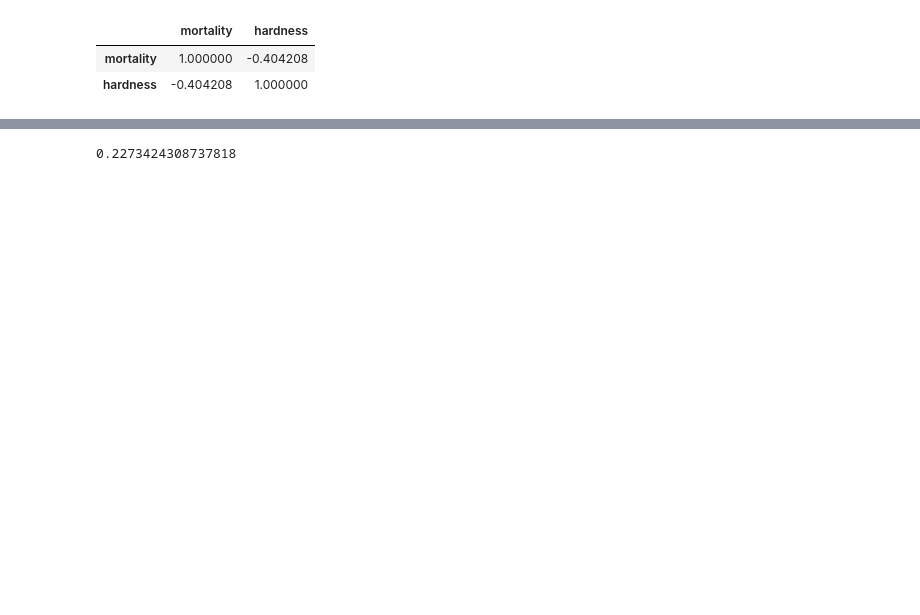
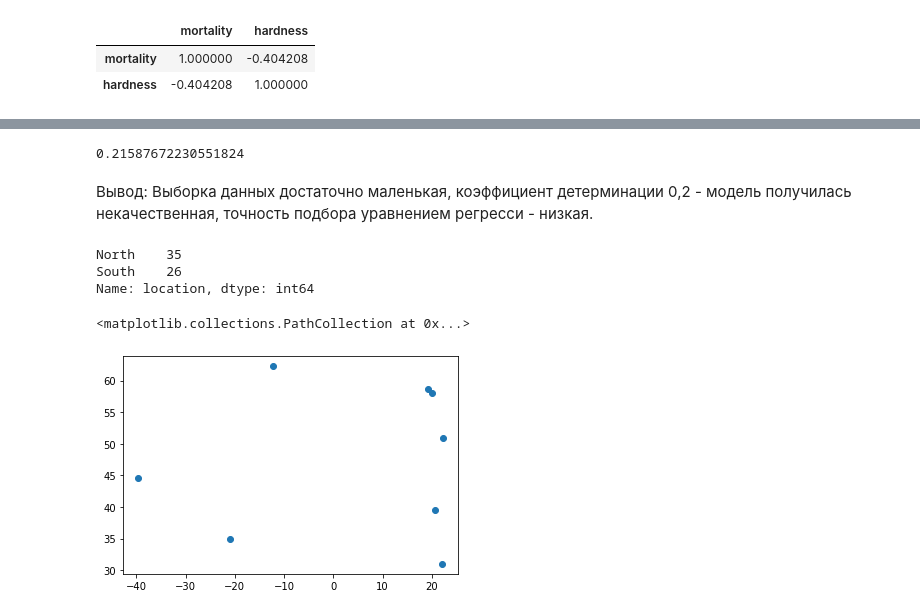
Before and after one commit to httphellojulia/netol, a Jupyter notebook: Statistics in Python/Homework 4/Homework 4.ipynb, the cells around one changed output, grey strips where cells are left out. Saved outputs shown, nothing was run; the diff lists cells and outputs as text; code cells hidden in the pictures; blank space fills up the shorter version.

```diff
--- a/Statistics in Python/Homework 4/Homework 4.ipynb
+++ b/Statistics in Python/Homework 4/Homework 4.ipynb
@@ -127,5 +147,0 @@ df_n[['mortality', 'hardness']].corr(method='pearson')
-# %%
-#Рассчитать коэффициенты корреляции Пирсона South
-df_n['hardness'].max() #94
-df_s=df_s[df_s.hardness < 95]
-df_s[['mortality', 'hardness']].corr(method='spearman')
@@ -139,11 +151,4 @@ df_s[['mortality', 'hardness']].corr(method='spearman')
 #Построить модель линейной регрессии South
 Xs = df_s[['mortality']]
 ys = df_s['hardness']
-Xs_train, Xs_test, ys_train, ys_test = train_test_split(Xs, ys, test_size=0.30, random_state=42)
-Xs_train.shape
-ys_train.shape
-models = LinearRegression()
-models.fit(Xs_train, ys_train)
-ys_pred = models.predict(Xs_test)
-plt.scatter(Xs_test, ys_test)
-plt.plot(Xs_test, ys_pred, c='r')
+Xs_train, Xs_test, ys_train, ys_test = train_test_split(Xs, ys, test_size=0.40, random_state=42)
@@ -154,4 +173,18 @@ plt.plot(Xs_test, ys_pred, c='r')
 #Рассчитать коэффициент детерминации South
 models.score(Xs_test, ys_test)
 # %% [output]
-0.2273424308737818
+0.21587672230551824
+# %% [markdown]
+Вывод: Выборка данных достаточно маленькая, коэффициент детерминации 0,2 - модель получилась некачественная, точность подбора уравнением регресси - низкая.
+# %%
+df['location'].value_counts()
+# %% [output]
+North    35
+South    26
+Name: location, dtype: int64
+# %%
+ress = ys_test - ys_pred
+plt.scatter(ress,ys_pred)
+# %% [output]
+<matplotlib.collections.PathCollection at 0x...>
+[figure, added]
```
Also changed, not shown: parts of 33 cells of this notebook.
